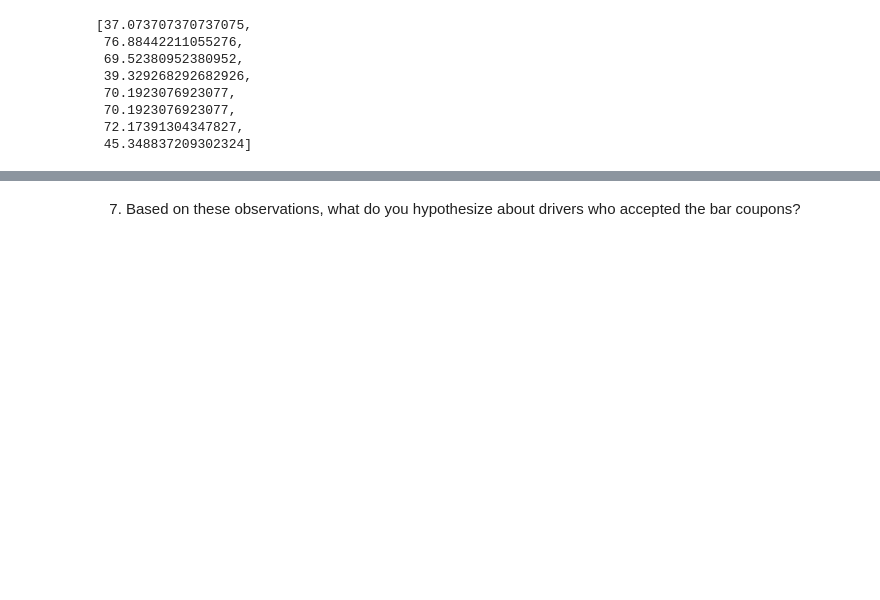
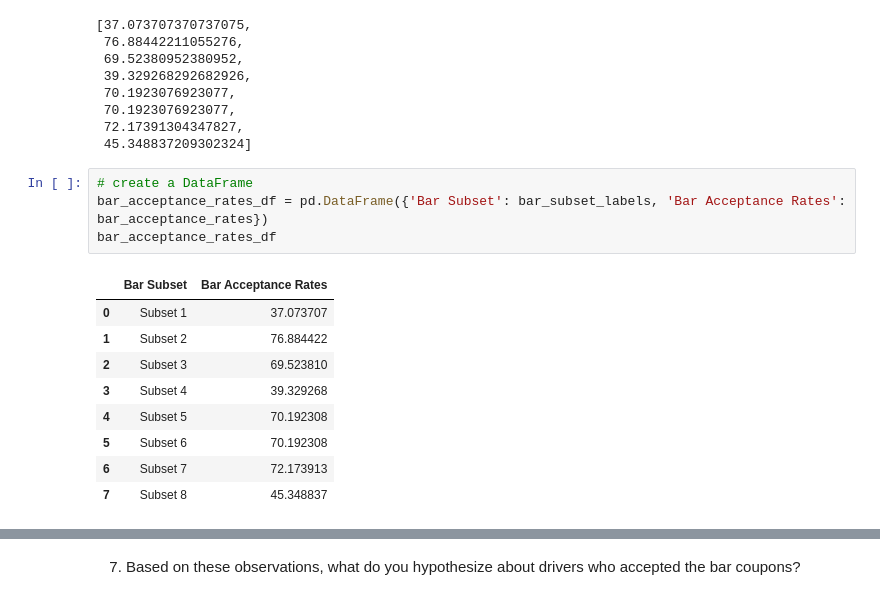
Before and after one commit to mitbans/Coupon-Acceptance-Analytics, a Jupyter notebook: notebooks/on_route_coupon_acceptance_recommendation.ipynb, the cells around one changed output, grey strips where cells are left out. Saved outputs shown, nothing was run; the diff lists cells and outputs as text; blank space fills up the shorter version.

```diff
--- a/notebooks/on_route_coupon_acceptance_recommendation.ipynb
+++ b/notebooks/on_route_coupon_acceptance_recommendation.ipynb
@@ -627,5 +627,19 @@ bar_acceptance_rates
  70.1923076923077,
  72.17391304347827,
  45.348837209302324]
+# %%
+# create a DataFrame
+bar_acceptance_rates_df = pd.DataFrame({'Bar Subset': bar_subset_labels, 'Bar Acceptance Rates': bar_acceptance_rates})
+bar_acceptance_rates_df
+# %% [output]
+|  | Bar Subset | Bar Acceptance Rates |
+| 0 | Subset 1 | 37.073707 |
+| 1 | Subset 2 | 76.884422 |
+| 2 | Subset 3 | 69.523810 |
+| 3 | Subset 4 | 39.329268 |
+| 4 | Subset 5 | 70.192308 |
+| 5 | Subset 6 | 70.192308 |
+| 6 | Subset 7 | 72.173913 |
+| 7 | Subset 8 | 45.348837 |
 # %%
 # Create a bar plot
```
Also changed, not shown: parts of 16 cells of this notebook.
